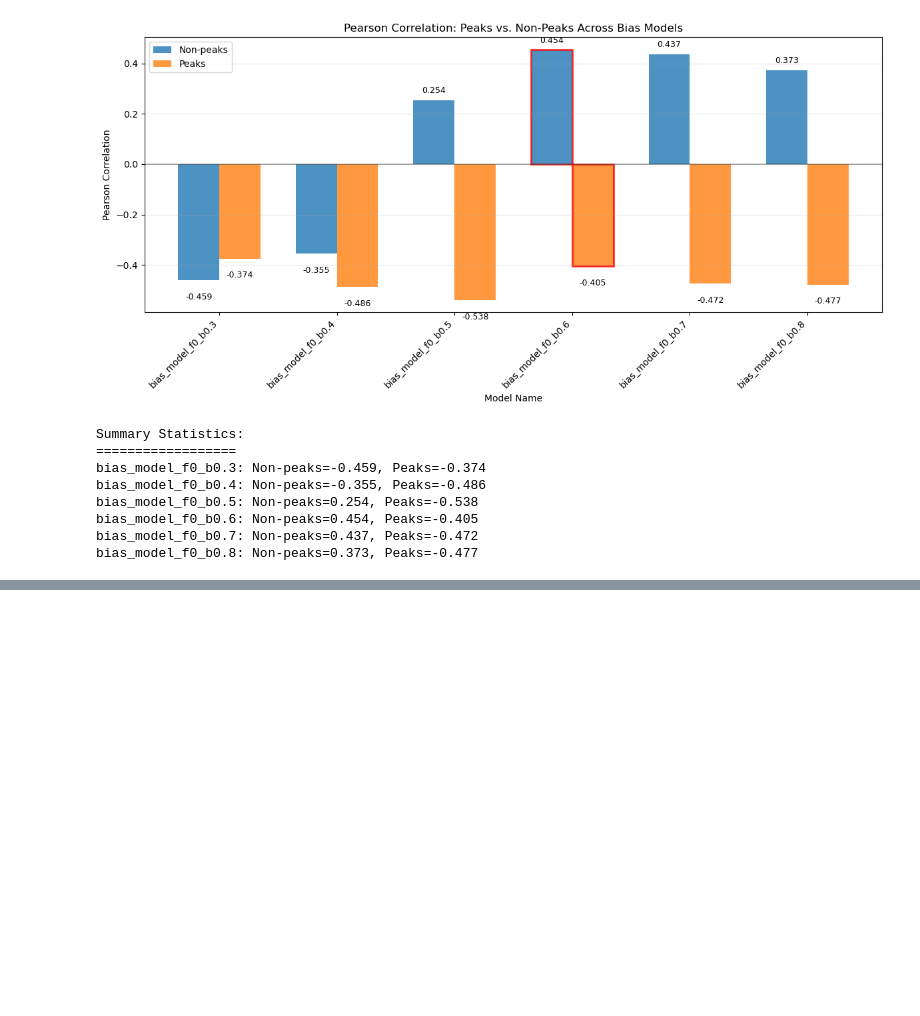
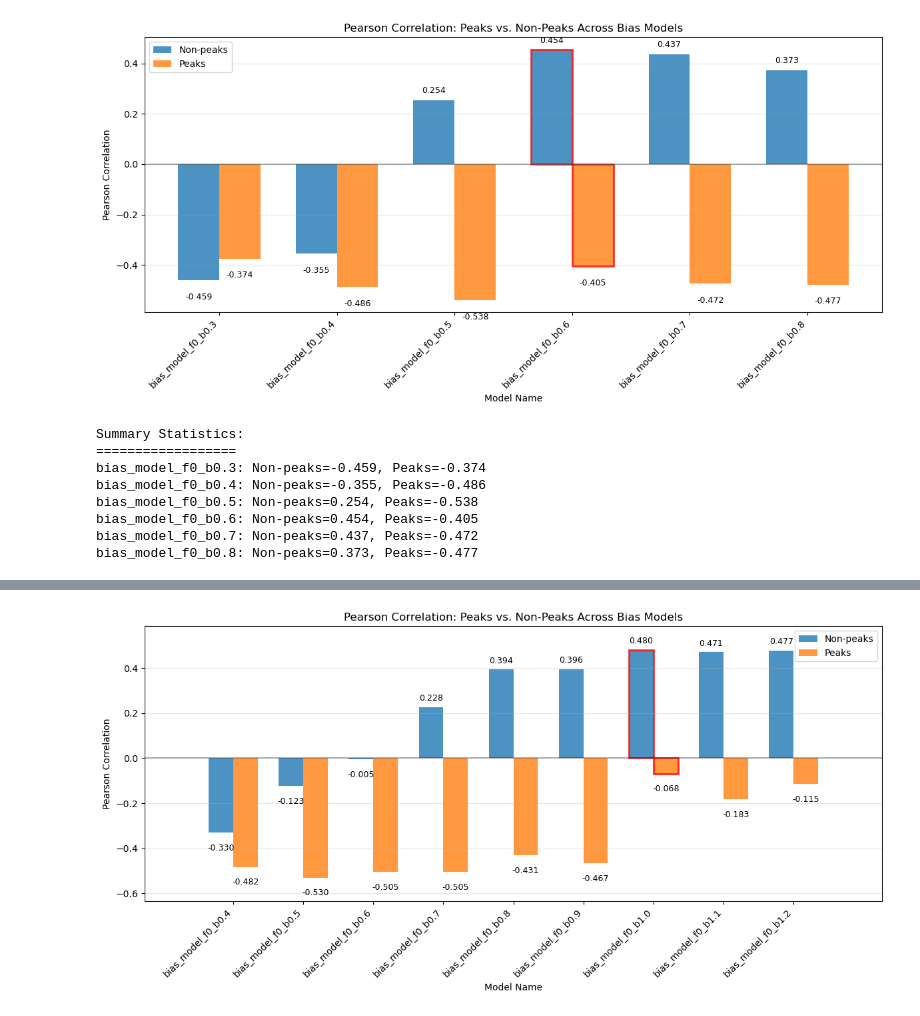
Before and after one commit to DavYang/chromBPnet, a Jupyter notebook: bias_model_training/train_model.ipynb, the cells around one changed output, grey strips where cells are left out. Cells and saved outputs as stored; diff of their text form; code cells hidden in the pictures; blank space fills up the shorter version.

Commit message:
using 8 samples, experimenting with b=1.0 as it greatly improved bias model training metrics

```diff
--- a/bias_model_training/train_model.ipynb
+++ b/bias_model_training/train_model.ipynb
@@ -200,0 +339,73 @@ bias_model_f0_b0.8: Non-peaks=0.373, Peaks=-0.477
+# %%
+# Generate a bar plot of the Pearson correlation values for the bias models
+import matplotlib.pyplot as plt
+import numpy as np
+
+# Data from the bias model evaluations (from Pearson Correlation Results Table)
+model_names = ['bias_model_f0_b0.4', 'bias_model_f0_b0.5', 'bias_model_f0_b0.6',
+               'bias_model_f0_b0.7', 'bias_model_f0_b0.8', 'bias_model_f0_b0.9', 'bias_model_f0_b1.0', 'bias_model_f0_b1.1', 'bias_model_f0_b1.2']
+non_peaks_correlations = [-0.3297, -0.1233, -0.0048, 0.2276, 0.3940, 0.3955, 0.4803, 0.4708, 0.4774]
+peaks_correlations = [-0.4825, -0.5299, -0.5048, -0.5048, -0.4307, -0.4669, -0.0681, -0.1829, -0.1148]
+
+# Create bar plot
+fig, ax = plt.subplots(figsize=(12, 6))
+
+x = np.arange(len(model_names))
+width = 0.35
+
+# Create bars
+bars1 = ax.bar(x - width/2, non_peaks_correlations, width, label='Non-peaks', alpha=0.8)
+bars2 = ax.bar(x + width/2, peaks_correlations, width, label='Peaks', alpha=0.8)
+
+# Add labels over each bar
+for i, (bar1, bar2) in enumerate(zip(bars1, bars2)):
+    # Label for non-peaks bars
+    height1 = bar1.get_height()
+    ax.text(bar1.get_x() + bar1.get_width()/2., height1 + (0.02 if height1 >= 0 else -0.05),
+            f'{non_peaks_correlations[i]:.3f}', ha='center', va='bottom' if height1 >= 0 else 'top', fontsize=9)
+
+    # Label for peaks bars
+    height2 = bar2.get_height()
+    ax.text(bar2.get_x() + bar2.get_width()/2., height2 + (0.02 if height2 >= 0 else -0.05),
+            f'{peaks_correlations[i]:.3f}', ha='center', va='bottom' if height2 >= 0 else 'top', fontsize=9)
+
+# Customize the plot
+ax.set_xlabel('Model Name')
+ax.set_ylabel('Pearson Correlation')
+ax.set_title('Pearson Correlation: Peaks vs. Non-Peaks Across Bias Models')
+ax.set_xticks(x)
+ax.set_xticklabels(model_names, rotation=45, ha='right')
+ax.legend()
+ax.grid(axis='y', alpha=0.3)
+
+# Add horizontal line at y=0
+ax.axhline(y=0, color='black', linestyle='-', alpha=0.3)
+
+# Highlight the best model
+best_nonpeaks_idx = 6  # bias_model_f0_b0.8
+bars1[best_nonpeaks_idx].set_edgecolor('red')
+bars1[best_nonpeaks_idx].set_linewidth(2)
+bars2[best_nonpeaks_idx].set_edgecolor('red')
+bars2[best_nonpeaks_idx].set_linewidth(2)
+
+# Increase plot borders by 10%
+y_min, y_max = ax.get_ylim()
+y_range = y_max - y_min
+y_padding = y_range * 0.05
+ax.set_ylim(y_min - y_padding, y_max + y_padding)
+
+x_min, x_max = ax.get_xlim()
+x_range = x_max - x_min
+x_padding = x_range * 0.05
+ax.set_xlim(x_min - x_padding, x_max + x_padding)
+
+plt.tight_layout()
+plt.show()
+
+# Print summary statistics
+print("Summary Statistics:")
+print("==================")
+for i, model in enumerate(model_names):
+    print(f"{model}: Non-peaks={non_peaks_correlations[i]:.3f}, Peaks={peaks_correlations[i]:.3f}")
+# %% [output]
+[figure, added]
```
Also changed, not shown: parts of 6 cells of this notebook, 24 other files.
